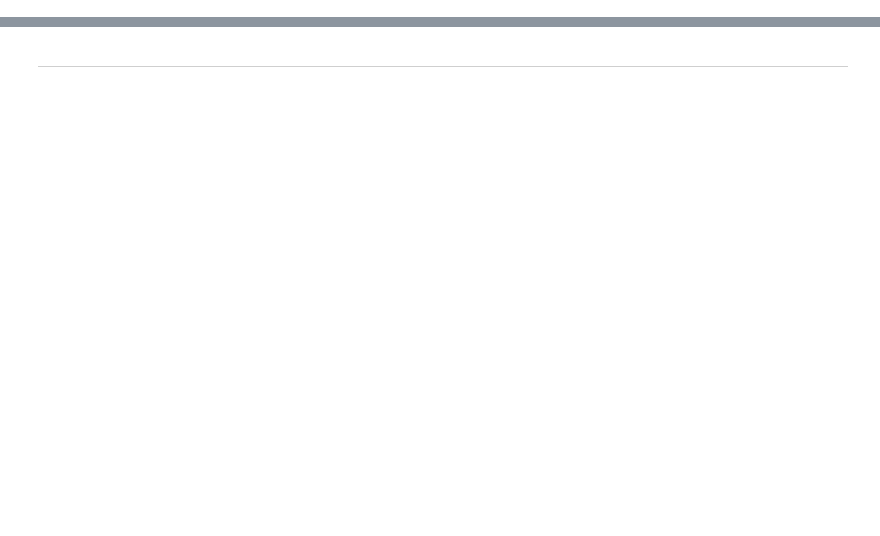
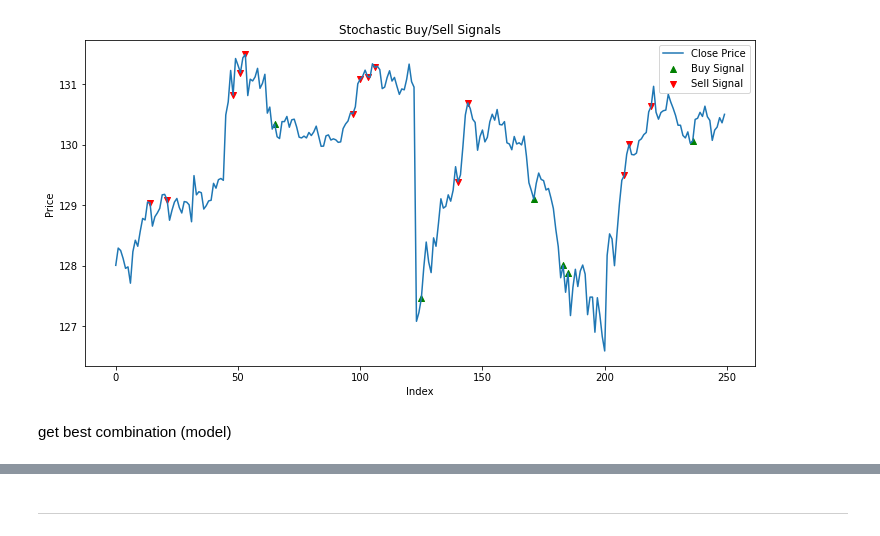
Before and after one commit to david09perez/Proyecto_Trading, a Jupyter notebook: 005-RL/report.ipynb, the cells around one changed output, grey strips where cells are left out. Saved outputs shown, nothing was run; the diff lists cells and outputs as text; code cells hidden in the pictures; blank space fills up the shorter version.

```diff
--- a/005-RL/report.ipynb
+++ b/005-RL/report.ipynb
@@ -2,0 +80,6 @@
+# %%
+strategy.plot_stochastic_signals()
+# %% [output]
+[figure, added]
+# %% [markdown]
+get best combination (model)
```
Also changed, not shown: parts of 59 cells of this notebook, 2 other files.
